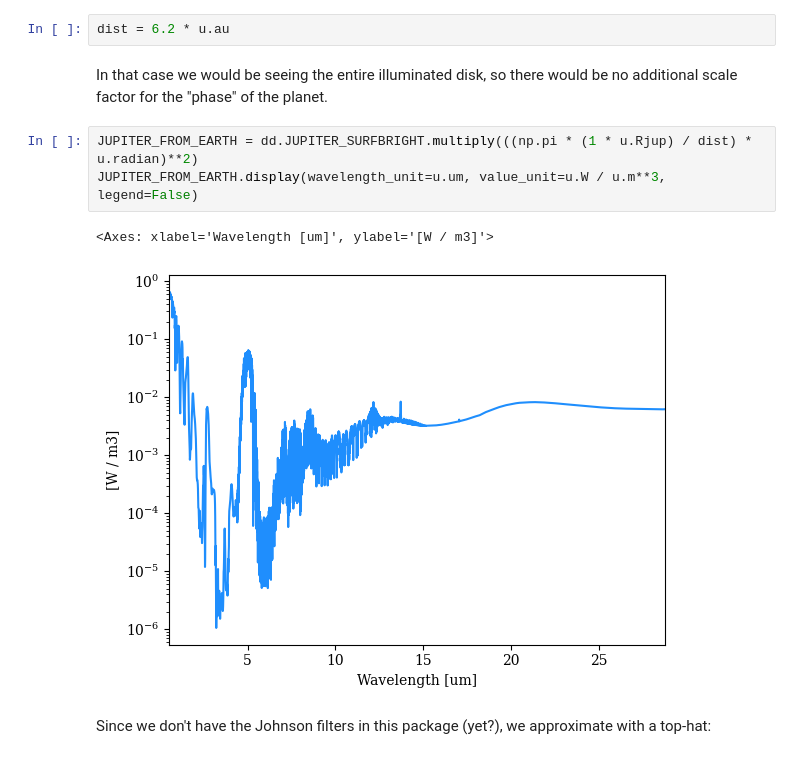
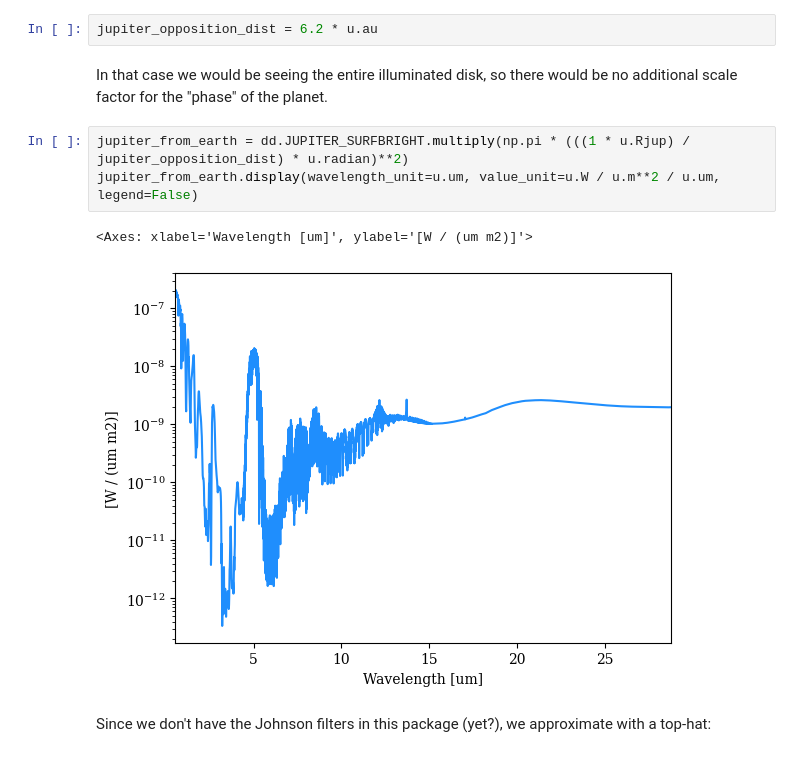
Before and after one commit to joseph-long/doodads, a Jupyter notebook: notebooks/Using the solar system surface brightness spectra.ipynb, the cells around one changed output. Drawn from its saved outputs; the diff is of its cells as text.

```diff
--- a/notebooks/Using the solar system surface brightness spectra.ipynb
+++ b/notebooks/Using the solar system surface brightness spectra.ipynb
@@ -48,15 +49,15 @@ Spectral luminosity is intrinsic and a fine thing to have as a distance-indepede
 
 Let's assume (unphysically) that we are looking at Jupiter in opposition, all the way across the solar system. The distance then becomes (approximately) Jupiter's semi-major axis plus 1 au for Earth's.
 # %%
-dist = 6.2 * u.au
+jupiter_opposition_dist = 6.2 * u.au
 # %% [markdown]
 In that case we would be seeing the entire illuminated disk, so there would be no additional scale factor for the "phase" of the planet.
 # %%
-JUPITER_FROM_EARTH = dd.JUPITER_SURFBRIGHT.multiply(((np.pi * (1 * u.Rjup) / dist) * u.radian)**2)
-JUPITER_FROM_EARTH.display(wavelength_unit=u.um, value_unit=u.W / u.m**3, legend=False)
+jupiter_from_earth = dd.JUPITER_SURFBRIGHT.multiply(np.pi * (((1 * u.Rjup) / jupiter_opposition_dist) * u.radian)**2)
+jupiter_from_earth.display(wavelength_unit=u.um, value_unit=u.W / u.m**2 / u.um, legend=False)
 # %% [output]
-<Axes: xlabel='Wavelength [um]', ylabel='[W / m3]'>
+<Axes: xlabel='Wavelength [um]', ylabel='[W / (um m2)]'>
-[figure, old version]
+[figure, new version]
 # %% [markdown]
 Since we don't have the Johnson filters in this package (yet?), we approximate with a top-hat:
 # %%
```
Also changed, not shown: parts of 19 cells of this notebook, 18 other files.
